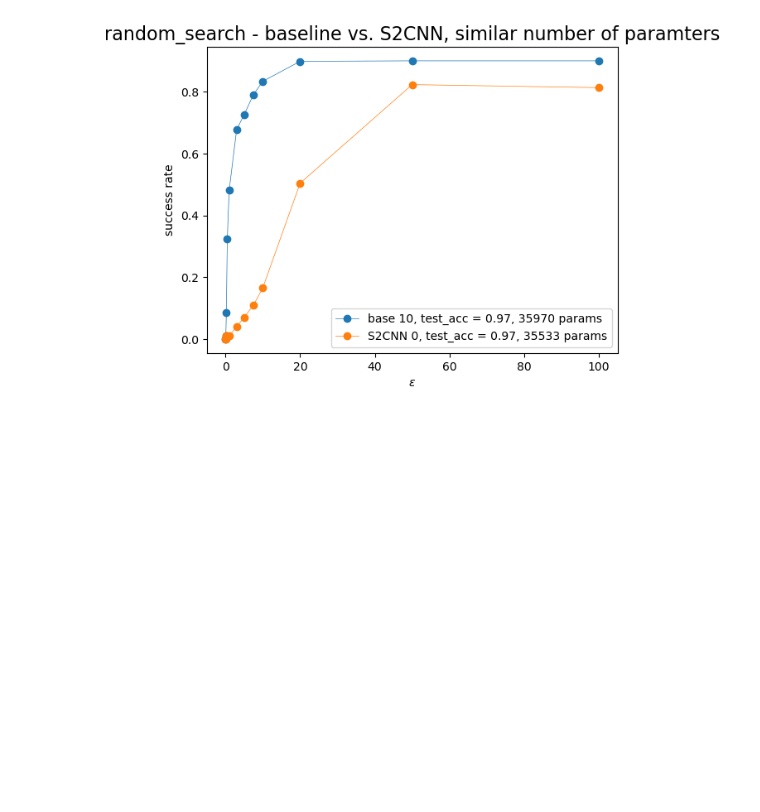
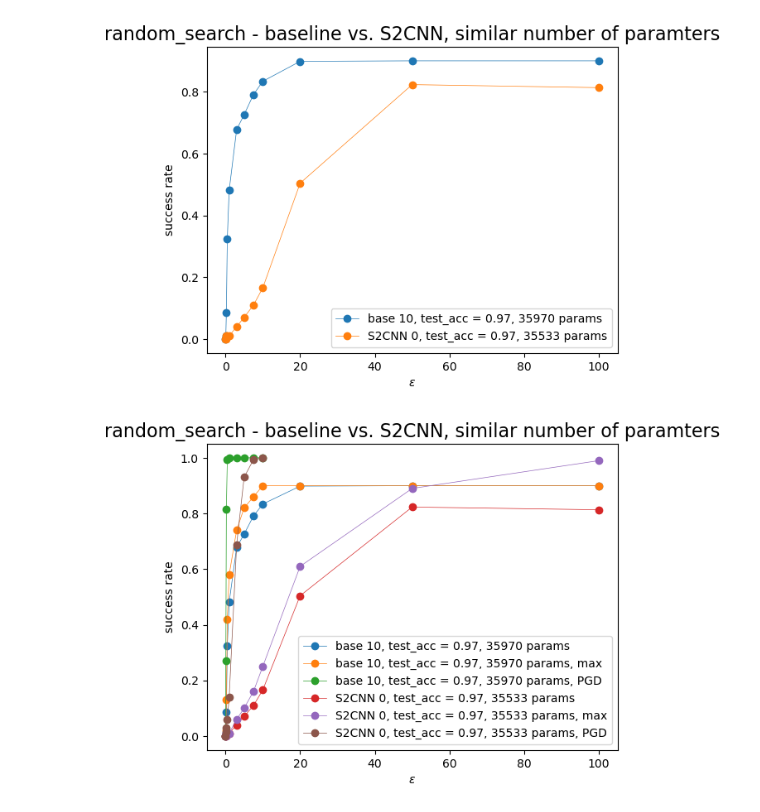
Before and after one commit to Schuh93/sem_seg_s2cnn, a Jupyter notebook: examples/mnist_adv/random search - results.ipynb, the cells around one changed output. Drawn from its saved outputs; the diff is of its cells as text; code cells hidden in the pictures; blank space fills up the shorter version.

Commit message:
add random search that is considered to be successful if one adversarial example is found

```diff
--- a/examples/mnist_adv/random search - results.ipynb
+++ b/examples/mnist_adv/random search - results.ipynb
@@ -13,11 +13,15 @@ baseline_success_rate = torch.stack([load_attack_results(run_name, 'LinfRandomSe
 baseline_params = load_attack_results(baseline_run_names[0], 'LinfRandomSearch', 'params.pickle')
 baseline_clean_test_accs = [load_from_db(run_name, 'metrics.test_acc') for run_name in baseline_run_names]
 baseline_total_params = [load_from_db(run_name, 'params.total_params') for run_name in baseline_run_names]
+baseline_success_rate_max = load_attack_results(baseline_run_names[10], 'LinfRandomSearch_max', 'success_rate.pickle')
+baseline_success_rate_PGD = load_attack_results(baseline_run_names[10], 'LinfProjectedGradientDescentAttack', 'success_rate.pickle')
 
 S2CNN_success_rate = [load_attack_results(run_name, 'LinfRandomSearch', 'success_rate.pickle') for run_name in S2CNN_run_names]
 S2CNN_params = load_attack_results(S2CNN_run_names[0], 'LinfRandomSearch', 'params.pickle')
 S2CNN_clean_test_accs = [load_from_db(run_name, 'metrics.test_acc') for run_name in S2CNN_run_names]
 S2CNN_total_params = [load_from_db(run_name, 'params.total_params') for run_name in S2CNN_run_names]
+S2CNN_success_rate_max = load_attack_results(S2CNN_run_names[0], 'LinfRandomSearch_max', 'success_rate.pickle')
+S2CNN_success_rate_PGD = load_attack_results(S2CNN_run_names[0], 'LinfProjectedGradientDescentAttack', 'success_rate.pickle')
 # %%
 print(baseline_params, '\n')
 print(baseline_success_rate.size())
@@ -106,3 +110,18 @@ plt.legend()
 plt.show()
 # %% [output]
 [figure]
+# %%
+plt.title('random_search - baseline vs. S2CNN, similar number of paramters', fontsize=16)
+plt.plot(baseline_params['epsilons'], baseline_success_rate[10], 'o-', linewidth=0.5, label=f"base {10}, test_acc = {baseline_clean_test_accs[10]:.{2}}, {baseline_total_params[10]} params")
+plt.plot(baseline_params['epsilons'], baseline_success_rate_max, 'o-', linewidth=0.5, label=f"base {10}, test_acc = {baseline_clean_test_accs[10]:.{2}}, {baseline_total_params[10]} params, max")
+plt.plot(baseline_params['epsilons'][:9], baseline_success_rate_PGD, 'o-', linewidth=0.5, label=f"base {10}, test_acc = {baseline_clean_test_accs[10]:.{2}}, {baseline_total_params[10]} params, PGD")
+plt.plot(S2CNN_params['epsilons'], S2CNN_success_rate[0], 'o-', linewidth=0.5, label=f"S2CNN {0}, test_acc = {S2CNN_clean_test_accs[0]:.{2}}, {S2CNN_total_params[0]} params")
+plt.plot(S2CNN_params['epsilons'], S2CNN_success_rate_max, 'o-', linewidth=0.5, label=f"S2CNN {0}, test_acc = {S2CNN_clean_test_accs[0]:.{2}}, {S2CNN_total_params[0]} params, max")
+plt.plot(S2CNN_params['epsilons'][:9], S2CNN_success_rate_PGD[:9], 'o-', linewidth=0.5, label=f"S2CNN {0}, test_acc = {S2CNN_clean_test_accs[0]:.{2}}, {S2CNN_total_params[0]} params, PGD")
+plt.xlabel('$\epsilon$')
+plt.ylabel('success rate')
+plt.legend()
+# plt.savefig('random_search_max_bl10_vs_S2CNN0.pdf', bbox_inches="tight")
+plt.show()
+# %% [output]
+[figure, added]
```
Also changed, not shown: parts of 1 cell of this notebook, 4 other files.
